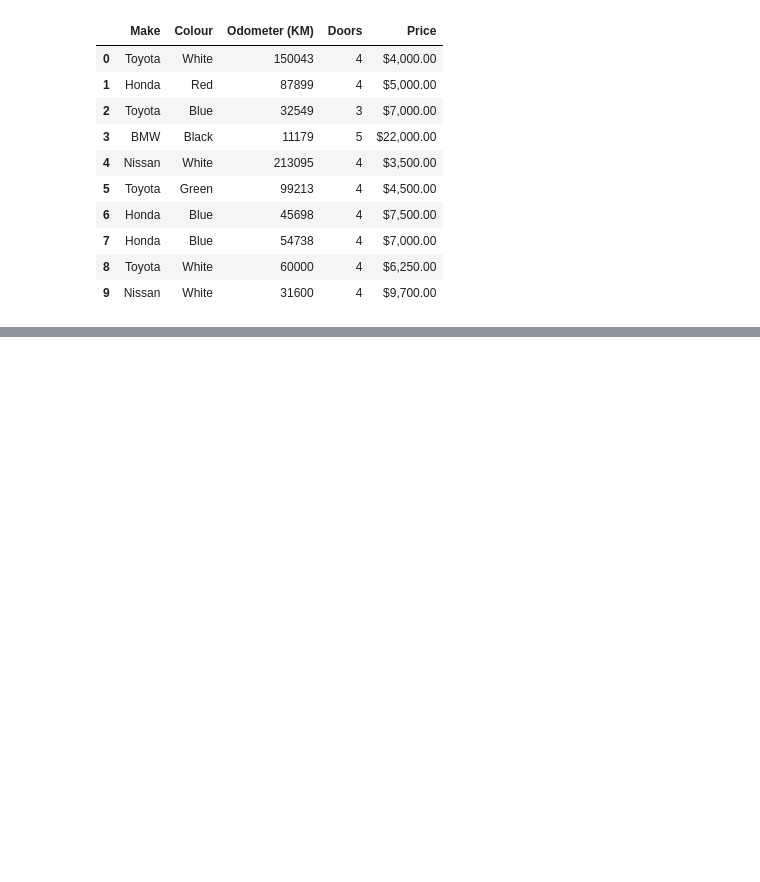
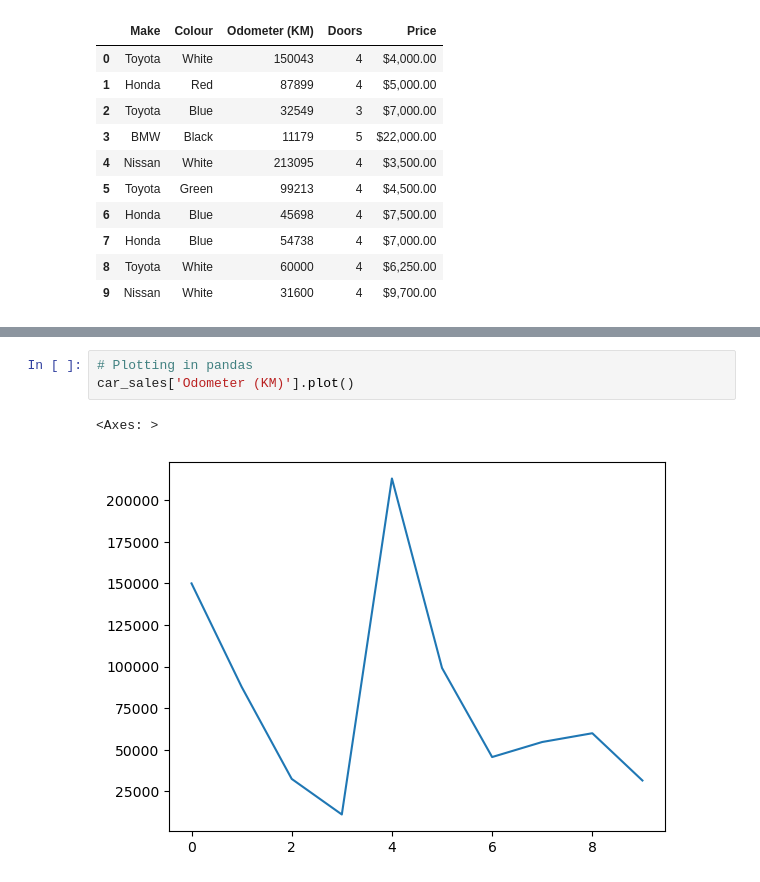
Before and after one commit to pain459/learn_ds, a Jupyter notebook: pandas_data_analysis/workbook_course.ipynb, the cells around one changed output, grey strips where cells are left out. Cells and saved outputs as stored; diff of their text form; blank space fills up the shorter version.

Commit message:
crosstab, groupby, plot

```diff
--- a/pandas_data_analysis/workbook_course.ipynb
+++ b/pandas_data_analysis/workbook_course.ipynb
@@ -239,0 +261,6 @@ pd.crosstab(car_sales['Make'], car_sales['Price'])
+# %%
+# Plotting in pandas
+car_sales['Odometer (KM)'].plot()
+# %% [output]
+<Axes: >
+[figure, added]
```
Also changed, not shown: parts of 3 cells of this notebook.
